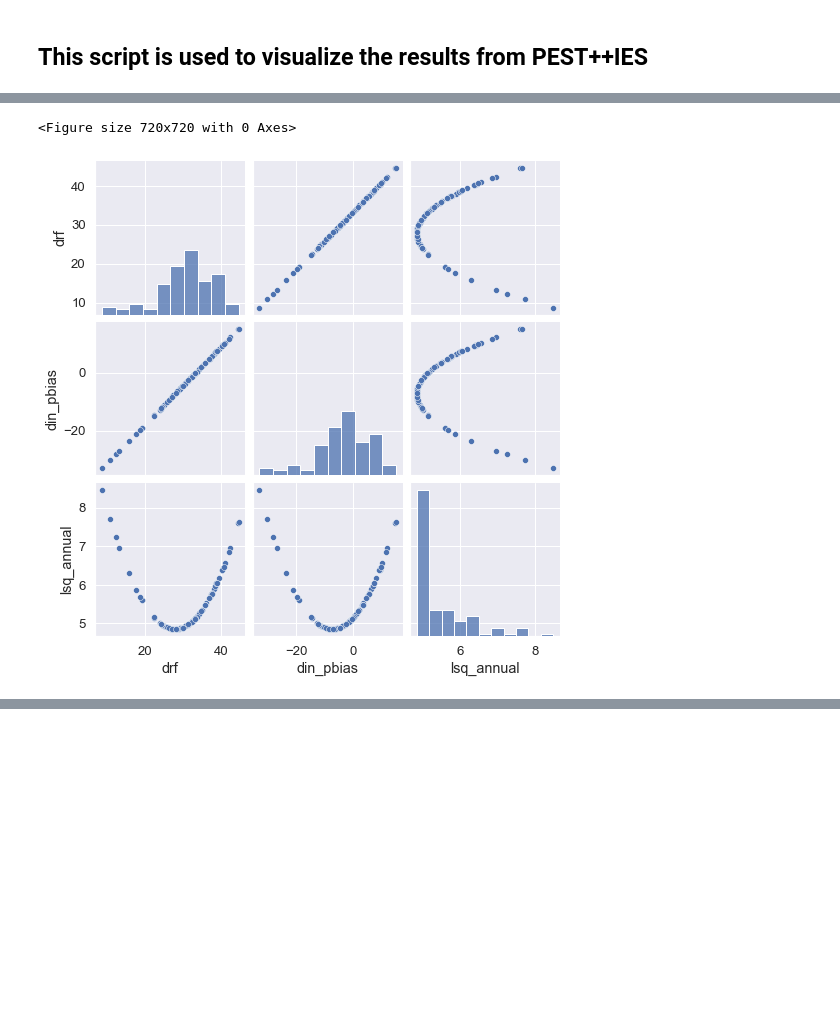
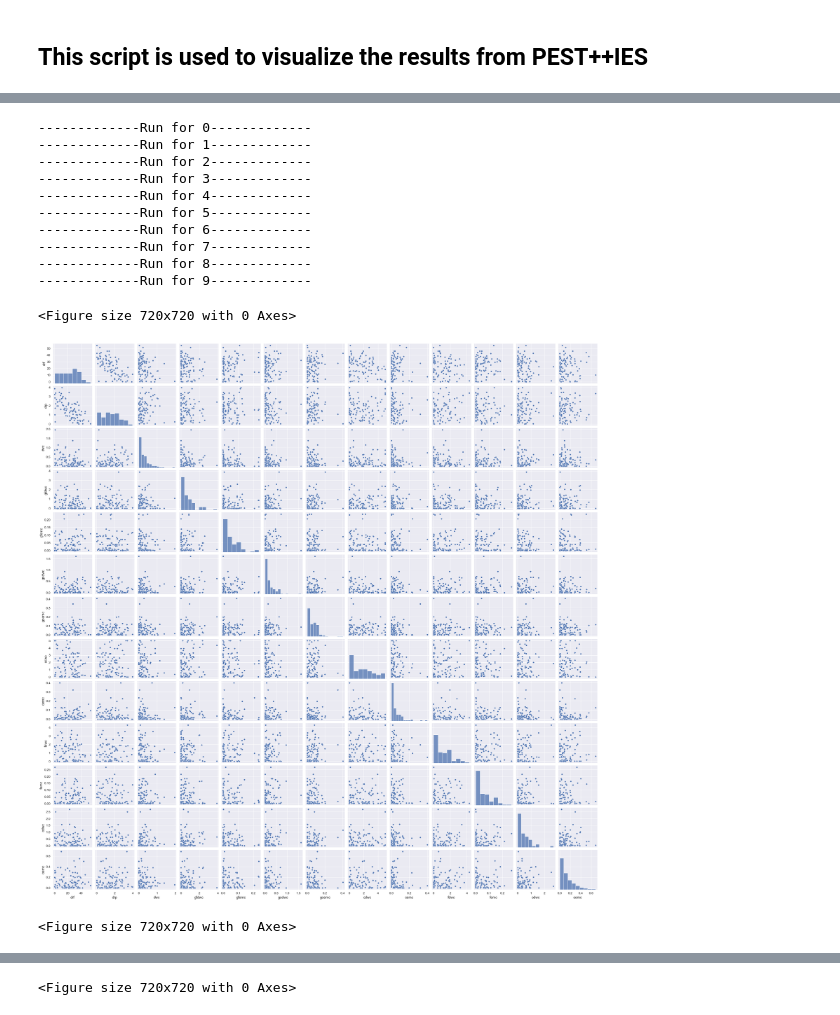
Before and after one commit to QianWanghhu/predict_uq, a Jupyter notebook: src/notebooks/visualization.ipynb, the cells around one changed output, grey strips where cells are left out. Saved outputs shown, nothing was run; the diff lists cells and outputs as text; code cells hidden in the pictures; blank space fills up the shorter version.

```diff
--- a/src/notebooks/visualization.ipynb
+++ b/src/notebooks/visualization.ipynb
@@ -26,9 +8,0 @@ pars.shape
-# %%
-# transform parameters into the original ranges
-# read files containing parameter ranges
-par_range = pd.read_csv(f'{outpath}parameters.tpl', skiprows=1, index_col = 'parameter')
-for col in list(par_range.index):
-    val_low, val_up = par_range.loc[col, 'lower'], par_range.loc[col, 'upper']
-    pars[col.lower()] = pars[col.lower()]*(val_up - val_low) / 100 + val_low
-# pars.head()
-# par_range.head()
@@ -43,9 +9,43 @@ joint_columns = [*pars.columns[:3], *pars.columns[-2:]]
-# %%
-# plot the realizations of parameter ensemble
-fig = plt.figure(figsize=(10, 10))
-sns.set(font_scale=1.2)
-ax = sns.pairplot(pars,kind='scatter',diag_kind='hist') #[joint_columns],
-# plt.savefig(f'{fig_path}all_pars_pairplot_run_0520.png', format='png', dpi=300)
-# %% [output]
-<Figure size 720x720 with 0 Axes>
-[figure, removed]
+# %%
+# import the annual loads
+file_dates = ['20220118_full', '20220123', '20220125', '20220126', '20220128', '20220129', '20220130', '20220201', '20220203', '20220204']
+ind_results = [26, 12, 24, 8, 12, 12, 8, 11, 9, 7]
+fpaths = [f'../../output/work_run_{fd}/' for fd in file_dates]
+fig_path = '../../output/figs/'
+# %%
+for k in range(len(ind_results)):
+    print(f'-------------Run for {k}-------------')
+    fpath = fpaths[k]
+    ind_result = ind_results[k]
+    pars = pd.read_csv(f'{fpath}126001A.{ind_result}.par.csv', index_col = 'real_name')
+    obs = pd.read_csv(f'{fpath}126001A.{ind_result}.obs.csv', index_col = 'real_name')
+    phi_group = pd.read_csv(f'{fpath}126001A.phi.group.csv')
+    # transform parameters into the original ranges
+    # read files containing parameter ranges
+    par_range = pd.read_csv(f'{fpath}parameters.tpl', skiprows=1, index_col = 'parameter')
+    for col in list(par_range.index):
+        val_low, val_up = par_range.loc[col, 'lower'], par_range.loc[col, 'upper']
+        pars[col.lower()] = pars[col.lower()]*(val_up - val_low) / 100 + val_low
+    pars.drop(columns=['lcf'], inplace=True)
+    # select the parameter columns to plot
+    joint_columns = [*pars.columns[:3], *pars.columns[-2:]]
+    # pars = pars[(pars.din_pbias>-25) and (pars.din_pbias<25)]
+    # plot the realizations of parameter ensemble
+    fig = plt.figure(figsize=(10, 10))
+    sns.set(font_scale=1.2)
+    ax = sns.pairplot(pars,kind='scatter',diag_kind='hist') #[joint_columns],
+    plt.savefig(f'{fig_path}all_pars_pairplot_run_{file_dates[k]}.png', format='png', dpi=300)
+# %% [output]
+-------------Run for 0-------------
+-------------Run for 1-------------
+-------------Run for 2-------------
+-------------Run for 3-------------
+-------------Run for 4-------------
+-------------Run for 5-------------
+-------------Run for 6-------------
+-------------Run for 7-------------
+-------------Run for 8-------------
+-------------Run for 9-------------
+<Figure size 720x720 with 0 Axes>
+[figure, added]
+<Figure size 720x720 with 0 Axes>
@@ -51,0 +53 @@ ax = sns.pairplot(pars,kind='scatter',diag_kind='hist') #[joint_columns],
+<Figure size 720x720 with 0 Axes>
```
Also changed, not shown: parts of 11 cells of this notebook.
